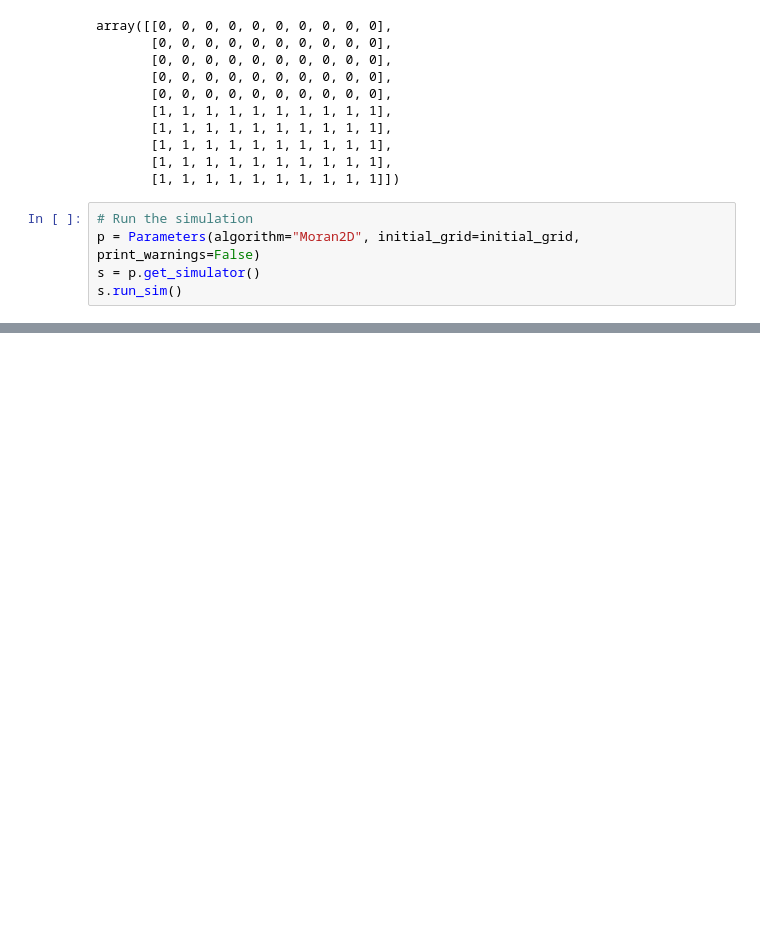
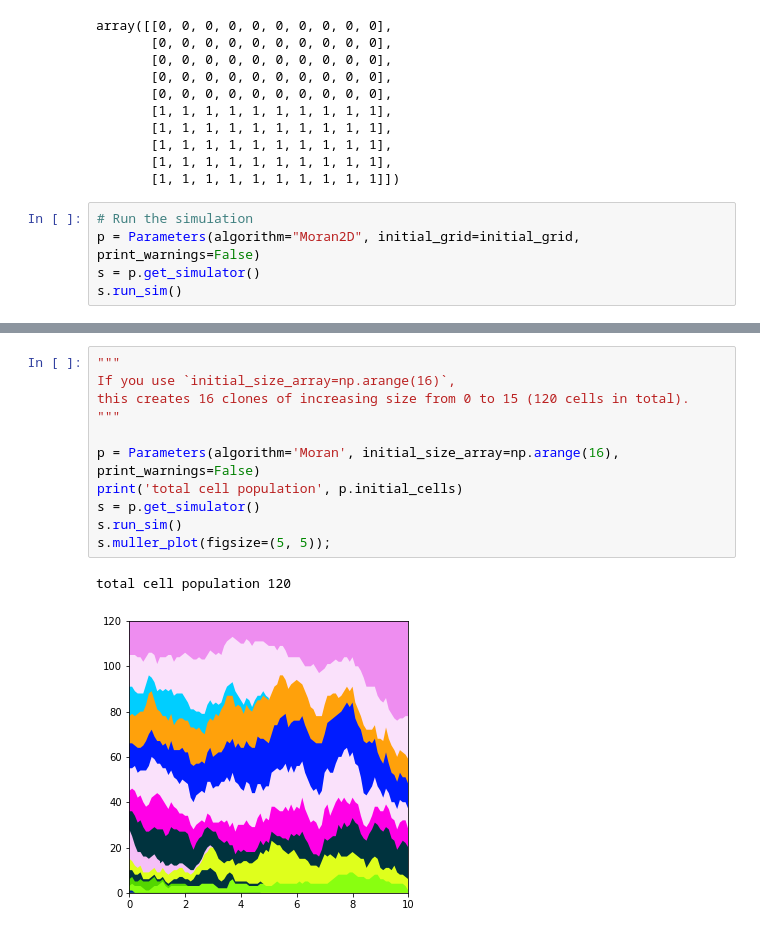
Before and after one commit to michaelhall28/clone-competition-simulation, a Jupyter notebook: Tutorials/DefiningInitialClones.ipynb, the cells around one changed output, grey strips where cells are left out. Cells and saved outputs as stored; diff of their text form; blank space fills up the shorter version.

```diff
--- a/Tutorials/DefiningInitialClones.ipynb
+++ b/Tutorials/DefiningInitialClones.ipynb
@@ -136,0 +164,14 @@ s.muller_plot(figsize=(5, 5));
+# %%
+"""
+If you use `initial_size_array=np.arange(16)`,
+this creates 16 clones of increasing size from 0 to 15 (120 cells in total).
+"""
+
+p = Parameters(algorithm='Moran', initial_size_array=np.arange(16), print_warnings=False)
+print('total cell population', p.initial_cells)
+s = p.get_simulator()
+s.run_sim()
+s.muller_plot(figsize=(5, 5));
+# %% [output]
+total cell population 120
+[figure, added]
```
Also changed, not shown: parts of 7 cells of this notebook, 1 other file.
